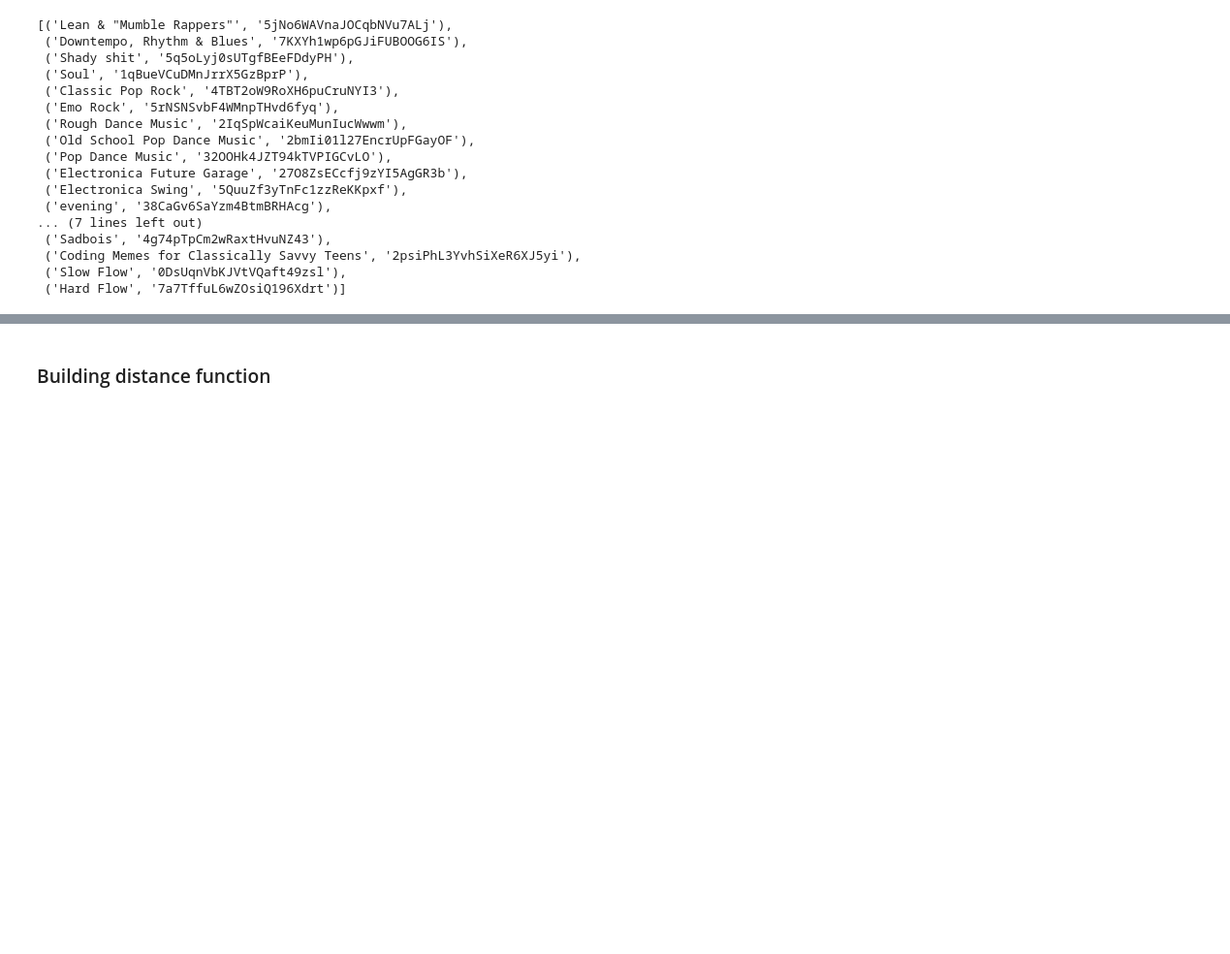
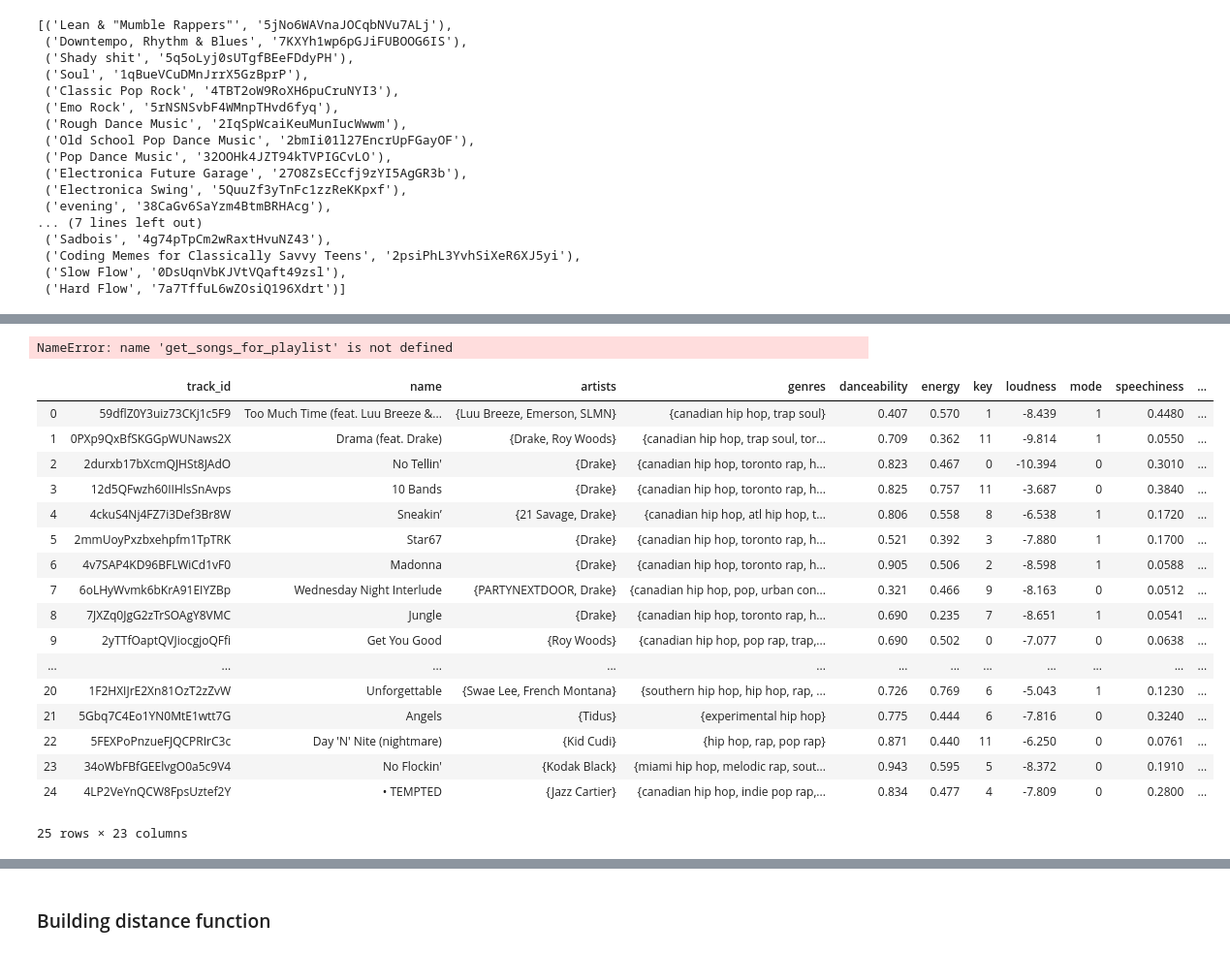
Before and after one commit to antonstorozhilov/spotify-manager, a Jupyter notebook: scripts/playlist-splitting-experiment.ipynb, the cells around one changed output, grey strips where cells are left out. Shown at 97% size. Drawn from its saved outputs; the diff is of its cells as text; code cells hidden in the pictures; blank space fills up the shorter version.

```diff
--- a/scripts/playlist-splitting-experiment.ipynb
+++ b/scripts/playlist-splitting-experiment.ipynb
@@ -180,7 +185,7 @@ def extract_track_info(track_ret):
 
     return [track_ret['id'], track_ret['name'], artists_name_set, genres_set]
 # %%
-def pair_songs_from_playlist(user_id, playlist_id):
+def get_songs_for_playlist(user_id, playlist_id):
     # Get tracks from playlis
     tracks_read_n = 0
 
@@ -189,9 +194,6 @@ def pair_songs_from_playlist(user_id, playlist_id):
         tracks_ret = spotify.user_playlist_tracks(user_id, playlist_id, offset=tracks_read_n)
         tracks_total = tracks_ret['total']
         tracks_read_n += 50
-        if tracks_read_n > tracks_total:
-            break
-
         # Get tracks from playlist
         for t in tracks_ret['items']:
             track_info = extract_track_info(t['track'])
@@ -200,21 +202,6 @@ def pair_songs_from_playlist(user_id, playlist_id):
             tracks_list.append( track_info + list(audio_feat.values()))
 
 
-    # Pairing tracks
-    paired_tracks_list = list()
-    for track_1 in tracks_list:
-        for track_2 in tracks_list:
-            paired_tracks_list.append(track_1 + track_2)
-
-
-
-    # Creating new DF
-    paired_songs_df = pd.DataFrame.from_records(paired_tracks_list, columns=['track_id', 'name', 'artists', 'genres', 'danceability', 'energy', 'key', 'loudness', 'mode', 'speechiness', 'acousticness', 'instrumentalness', 'liveness', 'valence', 'tempo', 'type', 'id', 'uri', 'track_href', 'analysis_url', 'duration_ms', 'time_signature',
-                                                   'track_id_2', 'name_2', 'artists_2', 'genres_2', 'danceability_2', 'energy_2', 'key_2', 'loudness_2', 'mode_2', 'speechiness_2', 'acousticness_2', 'instrumentalness_2', 'liveness_2', 'valence_2', 'tempo_2', 'type_2', 'id_2', 'uri_2', 'track_href_2', 'analysis_url_2', 'duration_ms_2', 'time_signature_2'])
-
-    # clean up dataframe
-    paired_songs_df = paired_songs_df.drop(['id', 'id_2'], axis=1)
-    paired_songs_df = paired_songs_df[paired_songs_df['track_id'] != paired_songs_df['track_id_2']].reset_index(drop=True)
-
-    paired_songs_df['related'] = True
-    return paired_songs_df
+        if tracks_read_n > tracks_total:
+            break
+    return tracks_list
@@ -252,0 +322,26 @@ while(True):
+# %%
+old_pop_playlist_df = pd.DataFrame(get_songs_for_playlist('antonstorozhilov', '38CaGv6SaYzm4BtmBRHAcg'),  columns=['track_id', 'name', 'artists', 'genres', 'danceability', 'energy', 'key', 'loudness', 'mode', 'speechiness', 'acousticness', 'instrumentalness', 'liveness', 'valence', 'tempo', 'type', 'id', 'uri', 'track_href', 'analysis_url', 'duration_ms', 'time_signature'])
+old_pop_playlist_df['playlist']= 'Old School Pop'
+# %% [output]
+NameError: name 'get_songs_for_playlist' is not defined
+# %%
+old_pop_playlist_df
+# %% [output]
+|  | track_id | name | artists | genres | danceability | energy | key | loudness | mode | speechiness | ... |
+| 0 | 59dflZ0Y3uiz73CKj1c5F9 | Too Much Time (feat. Luu Breeze &... | {Luu Breeze, Emerson, SLMN} | {canadian hip hop, trap soul} | 0.407 | 0.570 | 1 | -8.439 | 1 | 0.4480 | ... |
+| 1 | 0PXp9QxBfSKGGpWUNaws2X | Drama (feat. Drake) | {Drake, Roy Woods} | {canadian hip hop, trap soul, tor... | 0.709 | 0.362 | 11 | -9.814 | 1 | 0.0550 | ... |
+| 2 | 2durxb17bXcmQJHSt8JAdO | No Tellin' | {Drake} | {canadian hip hop, toronto rap, h... | 0.823 | 0.467 | 0 | -10.394 | 0 | 0.3010 | ... |
+| 3 | 12d5QFwzh60IIHlsSnAvps | 10 Bands | {Drake} | {canadian hip hop, toronto rap, h... | 0.825 | 0.757 | 11 | -3.687 | 0 | 0.3840 | ... |
+| 4 | 4ckuS4Nj4FZ7i3Def3Br8W | Sneakin’ | {21 Savage, Drake} | {canadian hip hop, atl hip hop, t... | 0.806 | 0.558 | 8 | -6.538 | 1 | 0.1720 | ... |
+| 5 | 2mmUoyPxzbxehpfm1TpTRK | Star67 | {Drake} | {canadian hip hop, toronto rap, h... | 0.521 | 0.392 | 3 | -7.880 | 1 | 0.1700 | ... |
+| 6 | 4v7SAP4KD96BFLWiCd1vF0 | Madonna | {Drake} | {canadian hip hop, toronto rap, h... | 0.905 | 0.506 | 2 | -8.598 | 1 | 0.0588 | ... |
+| 7 | 6oLHyWvmk6bKrA91EIYZBp | Wednesday Night Interlude | {PARTYNEXTDOOR, Drake} | {canadian hip hop, pop, urban con... | 0.321 | 0.466 | 9 | -8.163 | 0 | 0.0512 | ... |
+| 8 | 7JXZq0JgG2zTrSOAgY8VMC | Jungle | {Drake} | {canadian hip hop, toronto rap, h... | 0.690 | 0.235 | 7 | -8.651 | 1 | 0.0541 | ... |
+| 9 | 2yTTfOaptQVJiocgjoQFfi | Get You Good | {Roy Woods} | {canadian hip hop, pop rap, trap,... | 0.690 | 0.502 | 0 | -7.077 | 0 | 0.0638 | ... |
+| ... | ... | ... | ... | ... | ... | ... | ... | ... | ... | ... | ... |
+| 20 | 1F2HXIJrE2Xn81OzT2zZvW | Unforgettable | {Swae Lee, French Montana} | {southern hip hop, hip hop, rap, ... | 0.726 | 0.769 | 6 | -5.043 | 1 | 0.1230 | ... |
+| 21 | 5Gbq7C4Eo1YN0MtE1wtt7G | Angels | {Tidus} | {experimental hip hop} | 0.775 | 0.444 | 6 | -7.816 | 0 | 0.3240 | ... |
+| 22 | 5FEXPoPnzueFJQCPRIrC3c | Day 'N' Nite (nightmare) | {Kid Cudi} | {hip hop, rap, pop rap} | 0.871 | 0.440 | 11 | -6.250 | 0 | 0.0761 | ... |
+| 23 | 34oWbFBfGEElvgO0a5c9V4 | No Flockin' | {Kodak Black} | {miami hip hop, melodic rap, sout... | 0.943 | 0.595 | 5 | -8.372 | 0 | 0.1910 | ... |
+| 24 | 4LP2VeYnQCW8FpsUztef2Y | • TEMPTED | {Jazz Cartier} | {canadian hip hop, indie pop rap,... | 0.834 | 0.477 | 4 | -7.809 | 0 | 0.2800 | ... |
+25 rows × 23 columns
```
Also changed, not shown: parts of 39 cells of this notebook.
